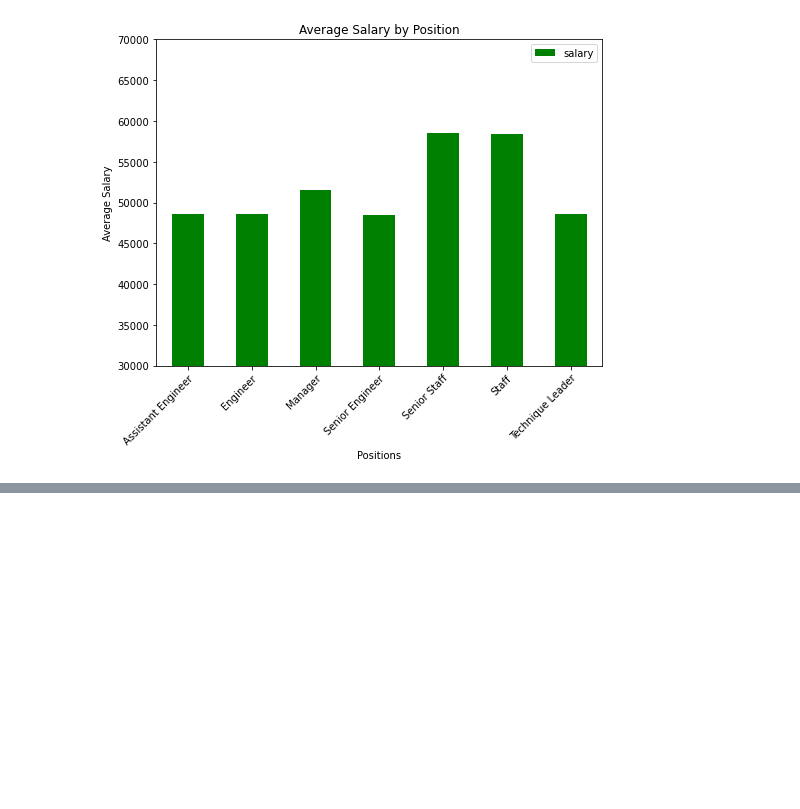
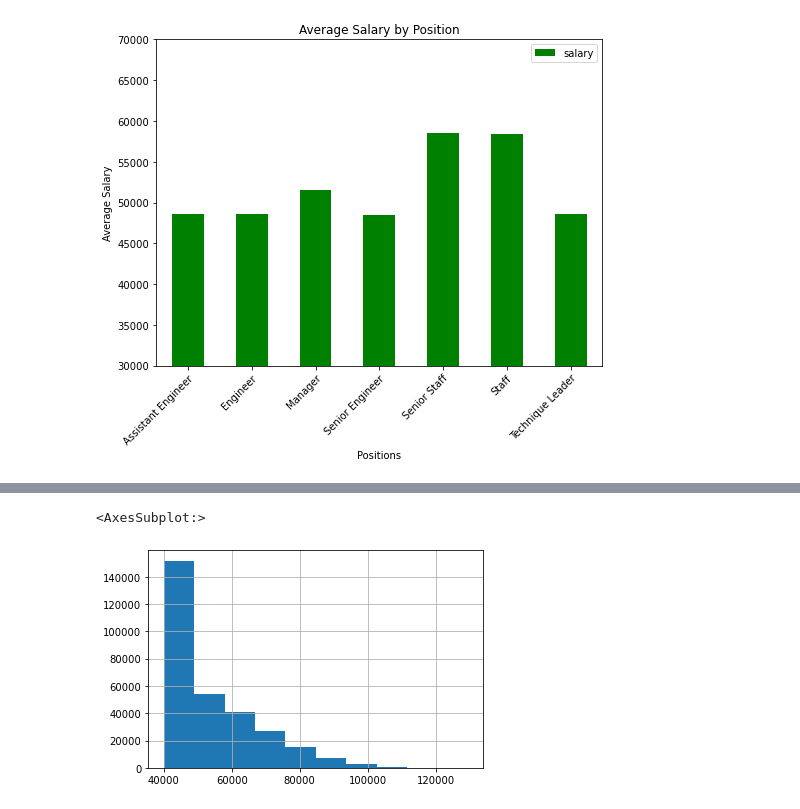
Before and after one commit to valputla/SQL-Challenge, a Jupyter notebook: Employees.ipynb, the cells around one changed output, grey strips where cells are left out. Cells and saved outputs as stored; diff of their text form; code cells hidden in the pictures; blank space fills up the shorter version.

Commit message:
Histogram added.

```diff
--- a/Employees.ipynb
+++ b/Employees.ipynb
@@ -7,6 +8,5 @@ import matplotlib.pyplot as plt
 # %%
 def connect(params_dic):
-    """ Connect to the PostgreSQL database server """
     conn = None
     try:
         # connect to the PostgreSQL server
@@ -83,0 +96,5 @@ plt.show()
+# %%
+salary_employees_df["salary"].hist()
+# %% [output]
+<AxesSubplot:>
+[figure, added]
```
Also changed, not shown: parts of 4 cells of this notebook.
